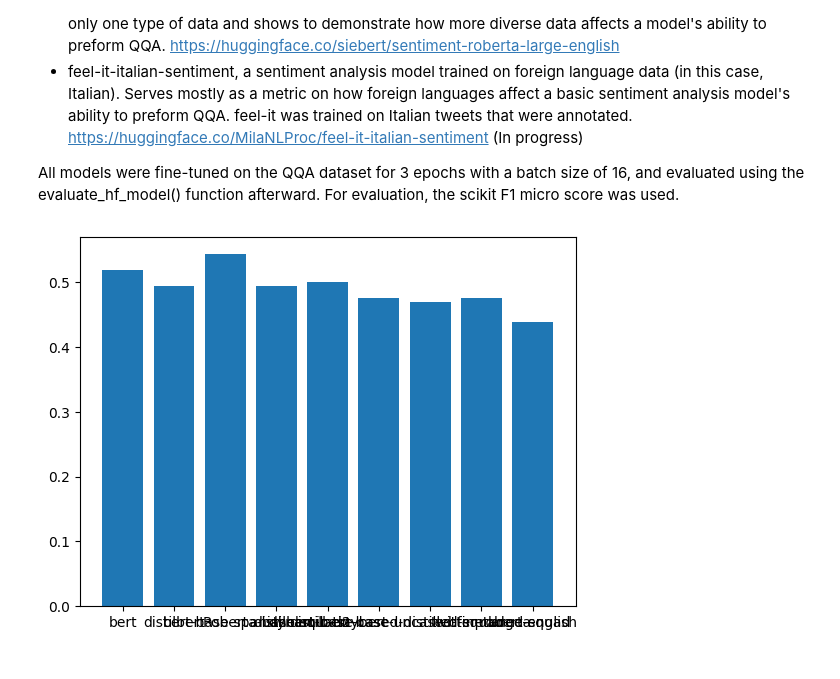
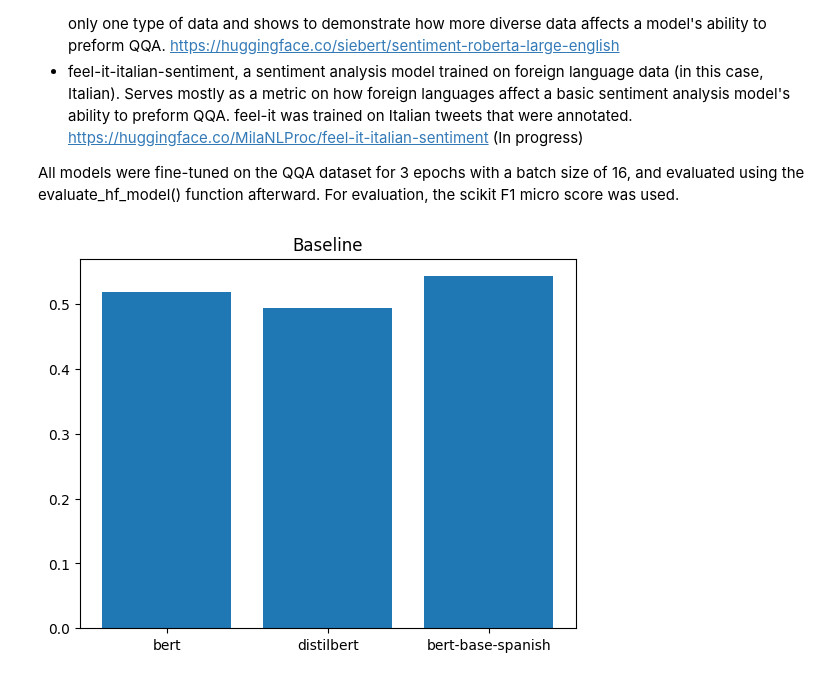
Before and after one commit to giev7074/NLPGroup5, a Jupyter notebook: Project3Code.ipynb, the cells around one changed output. Saved outputs shown, nothing was run; the diff lists cells and outputs as text; code cells hidden in the pictures.

```diff
--- a/Project3Code.ipynb
+++ b/Project3Code.ipynb
@@ -528,39 +543,31 @@ modelNameAcc = [
 
     #Sentiment Analysis
     ["twitter-roberta", 0.47530864197530864],
-    ['large-english', 0.4382716049382716]
+    ['large-english', 0.4382716049382716],
+    ['feel-it-italian-sentiment', 0.4691358024691358]
+
 ]
-
-#We're getting a LOT of models, so it may be a good idea to graph by category
-
-baselineModles = []
-
-SQuADModels = []
-
-SentimentAnalysisModles = []
-
-#Take the best accuracy of each category and compare to each other.
-TopOfEach = []
 # %%
 #Plot model names, accuracies, on a graph for easy comparison
 
 import matplotlib.pyplot as plt
 
 #X points for plotting
 xpoints = np.linspace(1, len(modelNameAcc), len(modelNameAcc))
 ypoints = np.zeros(len(modelNameAcc))
 
 countModels = 0
 names = []
 for k in range(len(modelNameAcc)):
     model, acc = modelNameAcc[k]
     countModels += 1
     ypoints[k] = acc
     names.append(model)
 
 #Set plot and plot
-plt.xticks(xpoints, names)
-plt.bar(xpoints, ypoints)
+plt.title("Baseline")
+plt.xticks(xpoints[0:3], names[0:3])
+plt.bar(xpoints[0:3], ypoints[0:3])
 plt.show()
 # %% [output]
-[figure, old version]
+[figure, new version]
```
Also changed, not shown: parts of 5 cells of this notebook.
